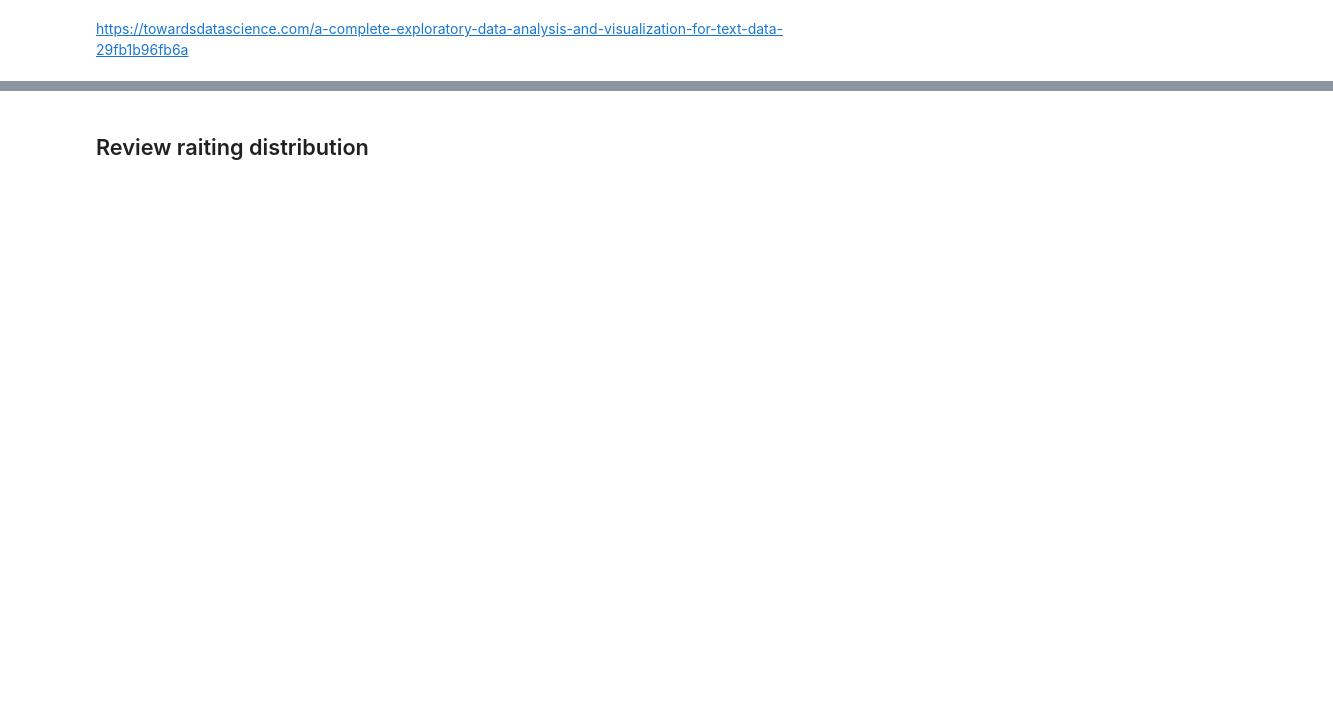
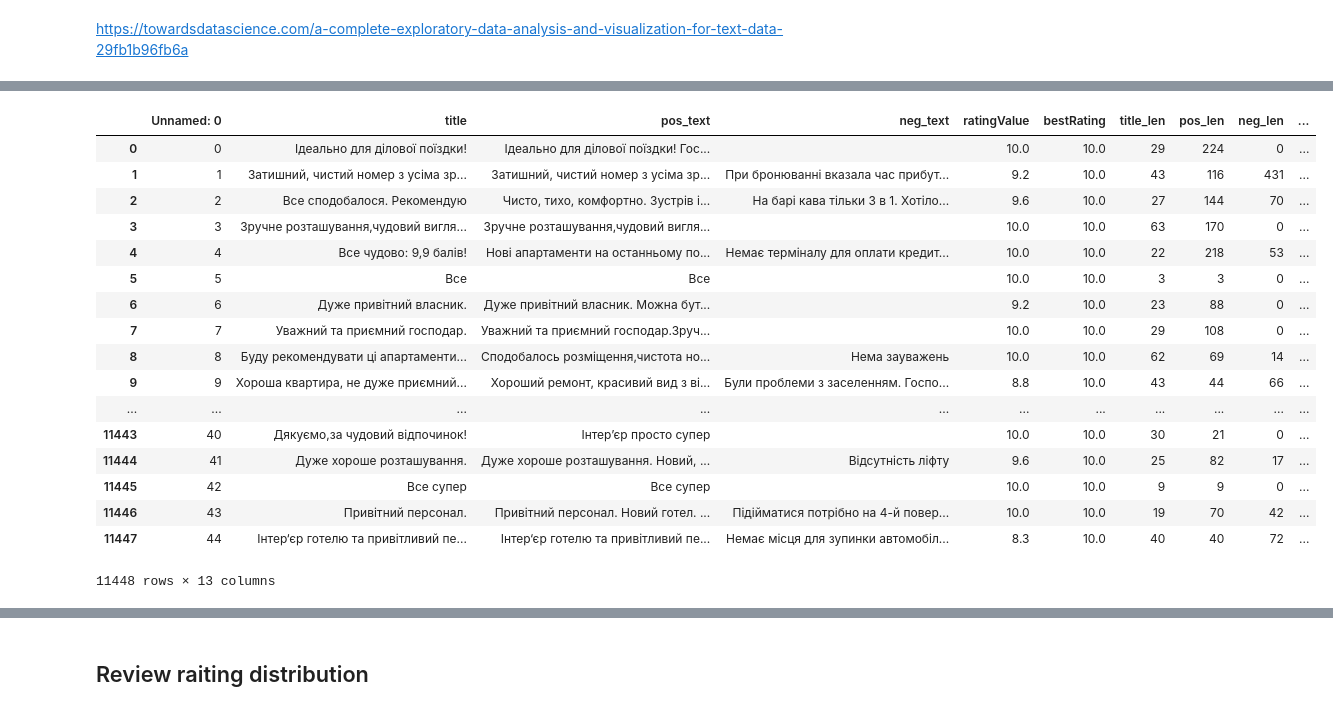
Before and after one commit to DmytroBabenko/Detect-emotion-sentimental, a Jupyter notebook: data-analysis.ipynb, the cells around one changed output, grey strips where cells are left out. Drawn from its saved outputs; the diff is of its cells as text; code cells hidden in the pictures; blank space fills up the shorter version.

```diff
--- a/data-analysis.ipynb
+++ b/data-analysis.ipynb
@@ -21,0 +42,21 @@ df[:5]
+# %%
+df
+# %% [output]
+|  | Unnamed: 0 | title | pos_text | neg_text | ratingValue | bestRating | title_len | pos_len | neg_len | ... |
+| 0 | 0 | Ідеально для ділової поїздки! | Ідеально для ділової поїздки! Гос... |  | 10.0 | 10.0 | 29 | 224 | 0 | ... |
+| 1 | 1 | Затишний, чистий номер з усіма зр... | Затишний, чистий номер з усіма зр... | При бронюванні вказала час прибут... | 9.2 | 10.0 | 43 | 116 | 431 | ... |
+| 2 | 2 | Все сподобалося. Рекомендую | Чисто, тихо, комфортно. Зустрів і... | На барі кава тільки 3 в 1. Хотіло... | 9.6 | 10.0 | 27 | 144 | 70 | ... |
+| 3 | 3 | Зручне розташування,чудовий вигля... | Зручне розташування,чудовий вигля... |  | 10.0 | 10.0 | 63 | 170 | 0 | ... |
+| 4 | 4 | Все чудово: 9,9 балів! | Нові апартаменти на останньому по... | Немає терміналу для оплати кредит... | 10.0 | 10.0 | 22 | 218 | 53 | ... |
+| 5 | 5 | Все | Все |  | 10.0 | 10.0 | 3 | 3 | 0 | ... |
+| 6 | 6 | Дуже привітний власник. | Дуже привітний власник. Можна бут... |  | 9.2 | 10.0 | 23 | 88 | 0 | ... |
+| 7 | 7 | Уважний та приємний господар. | Уважний та приємний господар.Зруч... |  | 10.0 | 10.0 | 29 | 108 | 0 | ... |
+| 8 | 8 | Буду рекомендувати ці апартаменти... | Сподобалось розміщення,чистота но... | Нема зауважень | 10.0 | 10.0 | 62 | 69 | 14 | ... |
+| 9 | 9 | Хороша квартира, не дуже приємний... | Хороший ремонт, красивий вид з ві... | Були проблеми з заселенням. Госпо... | 8.8 | 10.0 | 43 | 44 | 66 | ... |
+| ... | ... | ... | ... | ... | ... | ... | ... | ... | ... | ... |
+| 11443 | 40 | Дякуємо,за чудовий відпочинок! | Інтер’єр просто супер |  | 10.0 | 10.0 | 30 | 21 | 0 | ... |
+| 11444 | 41 | Дуже хороше розташування. | Дуже хороше розташування. Новий, ... | Відсутність ліфту | 9.6 | 10.0 | 25 | 82 | 17 | ... |
+| 11445 | 42 | Все супер | Все супер |  | 10.0 | 10.0 | 9 | 9 | 0 | ... |
+| 11446 | 43 | Привітний персонал. | Привітний персонал. Новий готел. ... | Підійматися потрібно на 4-й повер... | 10.0 | 10.0 | 19 | 70 | 42 | ... |
+| 11447 | 44 | Інтер‘єр готелю та привітливий пе... | Інтер‘єр готелю та привітливий пе... | Немає місця для зупинки автомобіл... | 8.3 | 10.0 | 40 | 40 | 72 | ... |
+11448 rows × 13 columns
```
Also changed, not shown: parts of 13 cells of this notebook.
